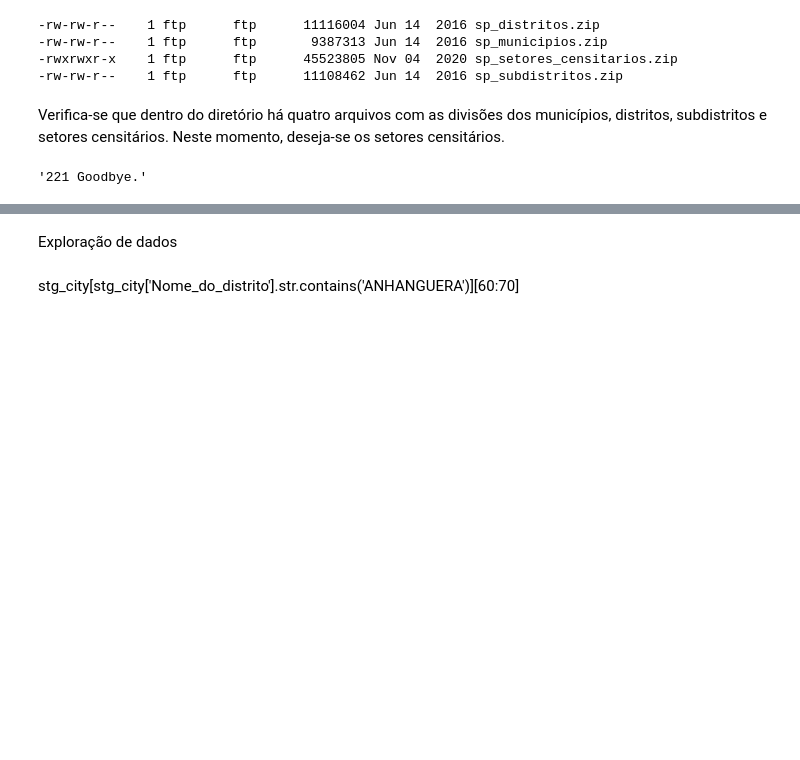
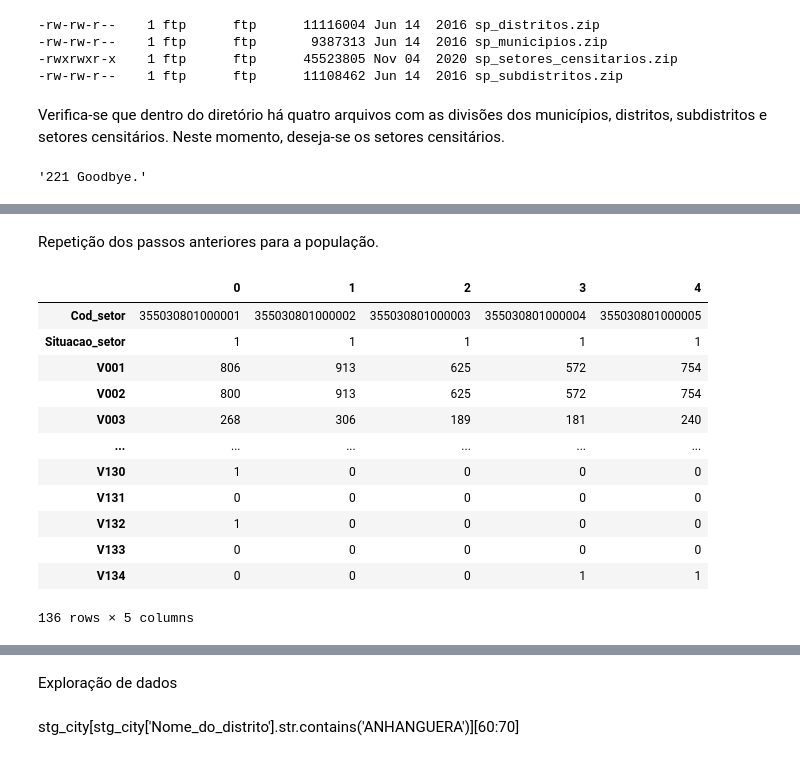
Before and after one commit to gcunharodrigues/uber, a Jupyter notebook: estudos_demograficos_setores_censitarios_v2.ipynb, the cells around one changed output, grey strips where cells are left out. Drawn from its saved outputs; the diff is of its cells as text; code cells hidden in the pictures; blank space fills up the shorter version.

```diff
--- a/estudos_demograficos_setores_censitarios_v2.ipynb
+++ b/estudos_demograficos_setores_censitarios_v2.ipynb
@@ -243,3 +606,21 @@ stg_city_earning['Nome_do_municipio'].unique()
+# %% [markdown]
+Repetição dos passos anteriores para a população.
 # %%
-city_pop = pd.read_csv(file_path_pop, encoding='iso-8859-1', sep=';')
-city_pop.head()
+city_pop_cap = pd.read_csv(file_path_pop_cap, encoding='iso-8859-1', sep=';')
+city_pop = pd.read_csv(file_path_pop, encoding='iso-8859-1', sep=',')
+# %%
+city_pop_cap.head().T
+# %% [output]
+|  | 0 | 1 | 2 | 3 | 4 |
+| Cod_setor | 355030801000001 | 355030801000002 | 355030801000003 | 355030801000004 | 355030801000005 |
+| Situacao_setor | 1 | 1 | 1 | 1 | 1 |
+| V001 | 806 | 913 | 625 | 572 | 754 |
+| V002 | 800 | 913 | 625 | 572 | 754 |
+| V003 | 268 | 306 | 189 | 181 | 240 |
+| ... | ... | ... | ... | ... | ... |
+| V130 | 1 | 0 | 0 | 0 | 0 |
+| V131 | 0 | 0 | 0 | 0 | 0 |
+| V132 | 1 | 0 | 0 | 0 | 0 |
+| V133 | 0 | 0 | 0 | 0 | 0 |
+| V134 | 0 | 0 | 0 | 1 | 1 |
+136 rows × 5 columns
```
Also changed, not shown: parts of 117 cells of this notebook.
